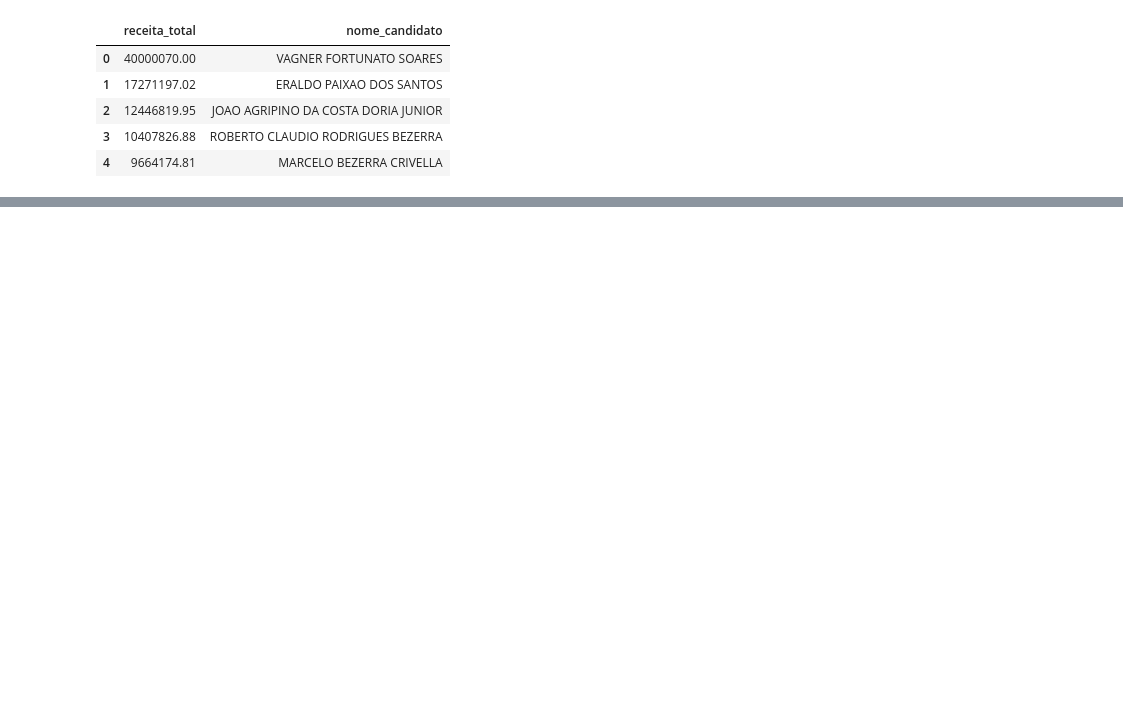
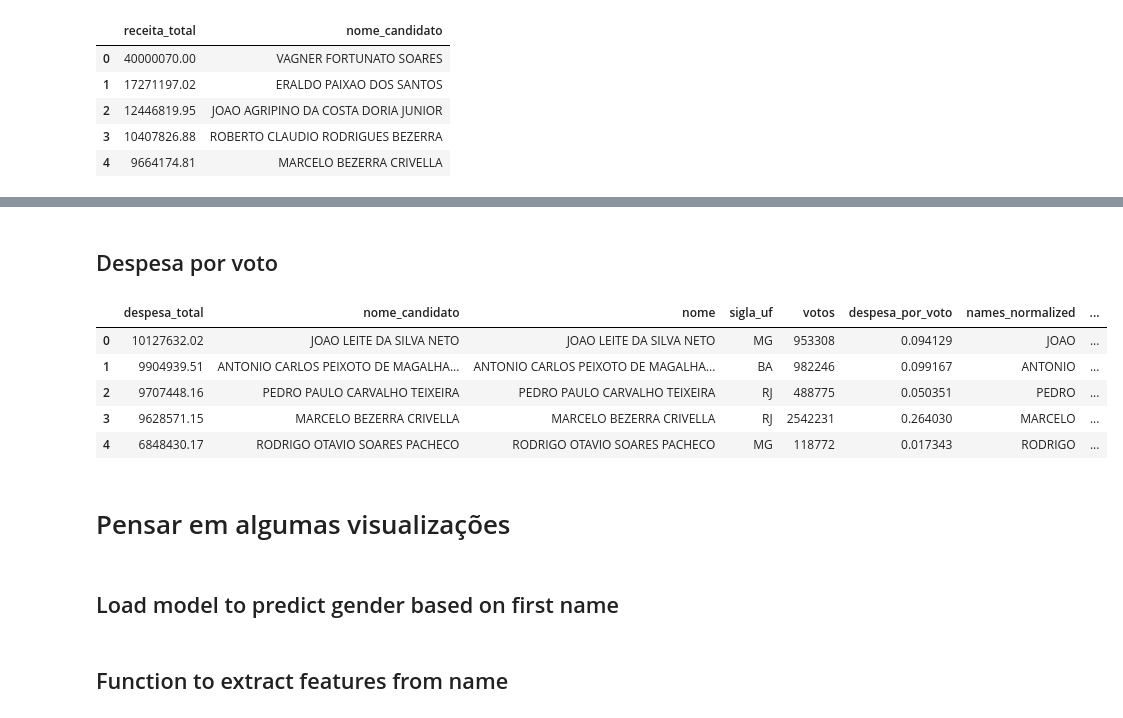
Before and after one commit to turicas/eleicoes-brasil, a Jupyter notebook: analyses/analises_receita_despesa.ipynb, the cells around one changed output, grey strips where cells are left out. Saved outputs shown, nothing was run; the diff lists cells and outputs as text; code cells hidden in the pictures; blank space fills up the shorter version.

```diff
--- a/analyses/analises_receita_despesa.ipynb
+++ b/analyses/analises_receita_despesa.ipynb
@@ -17,8 +25,14 @@ import pandas
 # %%
-conn = sqlite3.connect('../receitas-despesas.sqlite')
-dados = pandas.read_sql(
-    """SELECT SUM(valor_receita) as receita_total, nome_candidato
-    FROM receita WHERE ano_eleicao = '2016' AND cpf_candidato <> ''
-    GROUP BY cpf_candidato ORDER BY receita_total DESC LIMIT 100""",
+receita = pandas.read_sql(
+    f"""SELECT SUM(valor_receita) as receita_total, nome_candidato
+    FROM receita WHERE ano_eleicao = '{YEAR}' AND cpf_candidato <> ''
+    GROUP BY cpf_candidato ORDER BY receita_total DESC LIMIT 10000""",
     conn
 )
+
+despesa = pandas.read_sql(
+    f"""SELECT SUM(valor_despesa) as despesa_total, nome_candidato
+    FROM despesa WHERE ano_eleicao = '{YEAR}' AND cpf_candidato <> ''
+    GROUP BY cpf_candidato ORDER BY despesa_total DESC LIMIT 10000""",
+    conn
+)
@@ -33,0 +63,8 @@ dados.head()
+# %%
+votos = pandas.read_sql(
+    f"""SELECT NOME, sigla_uf, SUM(total_votos) AS votos
+    FROM votacao_zona
+    WHERE ano_eleicao = {YEAR} GROUP BY NOME
+    ORDER BY votos DESC LIMIT 10000;""",
+    conn
+)
@@ -33,0 +86,2 @@ dados.head()
+# %%
+votos_despesa = despesa.merge(votos, left_on='nome_candidato', right_on='nome', how='inner')
@@ -33,0 +101,17 @@ dados.head()
+# %% [markdown]
+## Despesa por voto
+# %%
+votos_despesa['despesa_por_voto'] = votos_despesa.votos / votos_despesa.despesa_total
+# %%
+votos_despesa.head()
+# %% [output]
+|  | despesa_total | nome_candidato | nome | sigla_uf | votos | despesa_por_voto | names_normalized | ... |
+| 0 | 10127632.02 | JOAO LEITE DA SILVA NETO | JOAO LEITE DA SILVA NETO | MG | 953308 | 0.094129 | JOAO | ... |
+| 1 | 9904939.51 | ANTONIO CARLOS PEIXOTO DE MAGALHA... | ANTONIO CARLOS PEIXOTO DE MAGALHA... | BA | 982246 | 0.099167 | ANTONIO | ... |
+| 2 | 9707448.16 | PEDRO PAULO CARVALHO TEIXEIRA | PEDRO PAULO CARVALHO TEIXEIRA | RJ | 488775 | 0.050351 | PEDRO | ... |
+| 3 | 9628571.15 | MARCELO BEZERRA CRIVELLA | MARCELO BEZERRA CRIVELLA | RJ | 2542231 | 0.264030 | MARCELO | ... |
+| 4 | 6848430.17 | RODRIGO OTAVIO SOARES PACHECO | RODRIGO OTAVIO SOARES PACHECO | MG | 118772 | 0.017343 | RODRIGO | ... |
+# %% [markdown]
+# Pensar em algumas visualizações
+# %% [markdown]
+## Load model to predict gender based on first name
@@ -33,0 +125,2 @@ dados.head()
+# %% [markdown]
+## Function to extract features from name
```
Also changed, not shown: parts of 35 cells of this notebook.
